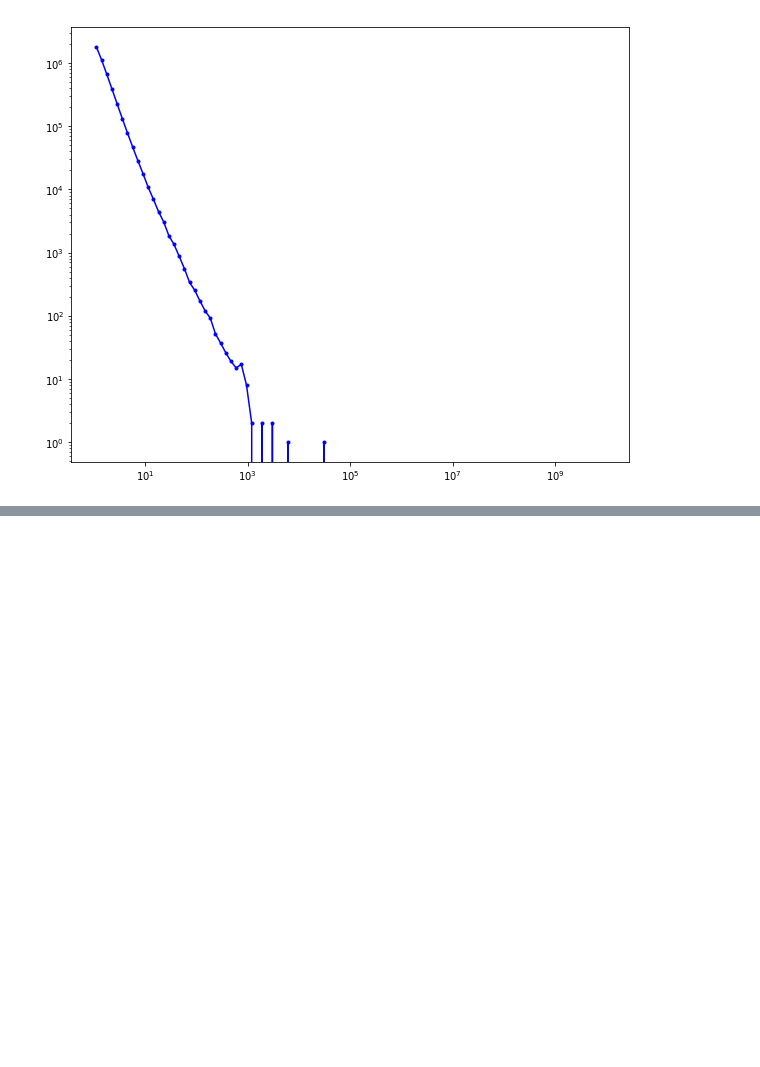
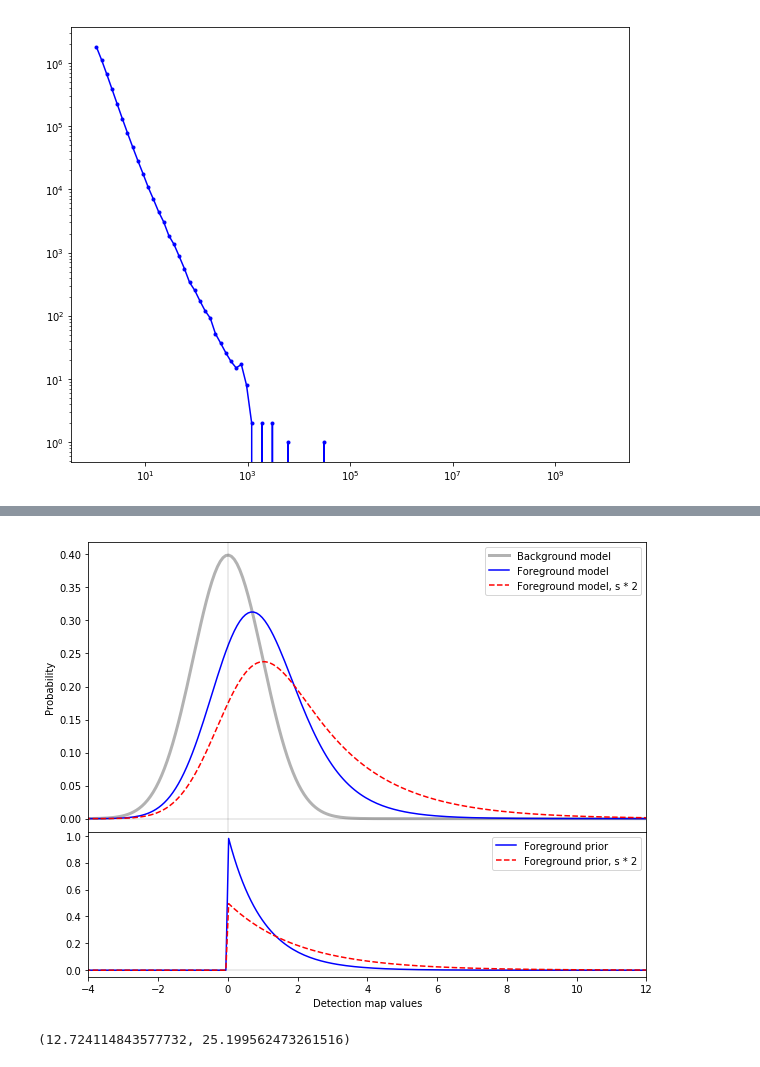
Before and after one commit to dstndstn/detection-paper, a Jupyter notebook: bayes-figure.ipynb, the cells around one changed output, grey strips where cells are left out. Saved outputs shown, nothing was run; the diff lists cells and outputs as text; code cells hidden in the pictures; blank space fills up the shorter version.

```diff
--- a/bayes-figure.ipynb
+++ b/bayes-figure.ipynb
@@ -393,0 +430,38 @@ plt.loglog(10.**t, nbin, 'b.-')
+# %%
+flux_1a = d_one / sed_1a
+flux_1b = d_one / sed_1b
+
+prior1a = np.exp(-flux_1a) * (flux_1a > 0)
+prior1b = np.exp(-flux_1b) * (flux_1b > 0)
+
+plt.clf()
+plt.subplots_adjust(hspace=0)
+ax1 = plt.subplot2grid((3,1), (0, 0), rowspan=2)
+#plt.clf()
+#plt.subplot(2,1,1)
+plt.plot(d_one, p_bg_one, 'k-', lw=3, alpha=0.3, label='Background model')
+plt.plot(d_one, p_fg_1a[0,:], 'b-', label='Foreground model')
+plt.plot(d_one, p_fg_1b[0,:], 'r--', label='Foreground model, s * 2')
+plt.axvline(0., color='k', alpha=0.1)
+plt.axhline(0., color='k', alpha=0.1)
+plt.xlim(-4,12)
+plt.legend()
+plt.ylabel('Probability')
+plt.xticks([])
+
+#plt.subplot(2,1,2)
+ax2 = plt.subplot2grid((3,1), (2, 0))
+plt.plot(d_one, prior1a, 'b-', label='Foreground prior')#, lw=3, alpha=0.3)
+plt.plot(d_one, prior1b/2., 'r--', label='Foreground prior, s * 2')#, lw=3, alpha=0.3)
+#plt.axvline(0., color='k', alpha=0.1)
+plt.axhline(0., color='k', alpha=0.1)
+plt.xlim(-4,12)
+plt.xlabel('Detection map values')
+plt.legend();
+plt.savefig('prob-1d.pdf');
+# %% [output]
+[figure, added]
+# %%
+np.sum(prior1a), np.sum(prior1b)
+# %% [output]
+(12.724114843577732, 25.199562473261516)
```
Also changed, not shown: parts of 3 cells of this notebook, 8 other files.
